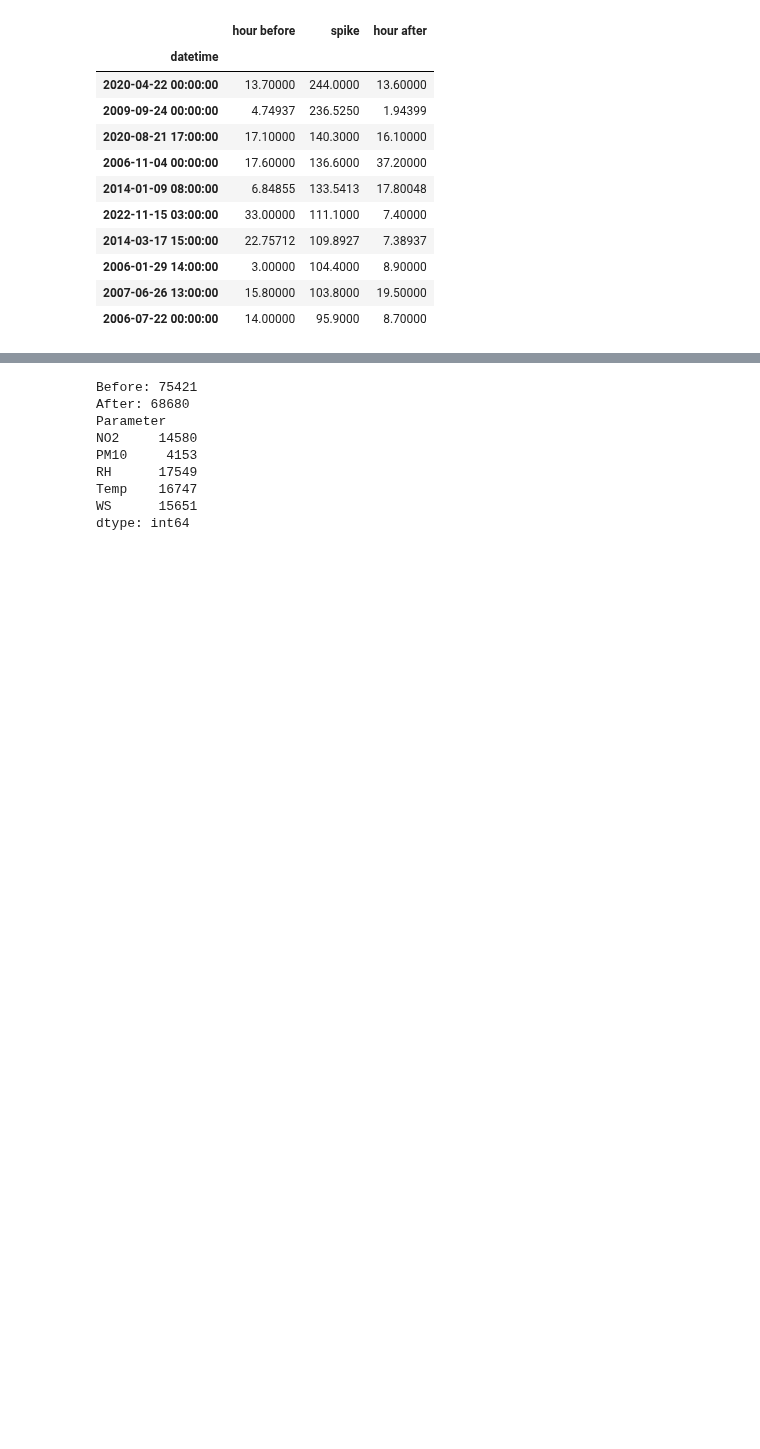
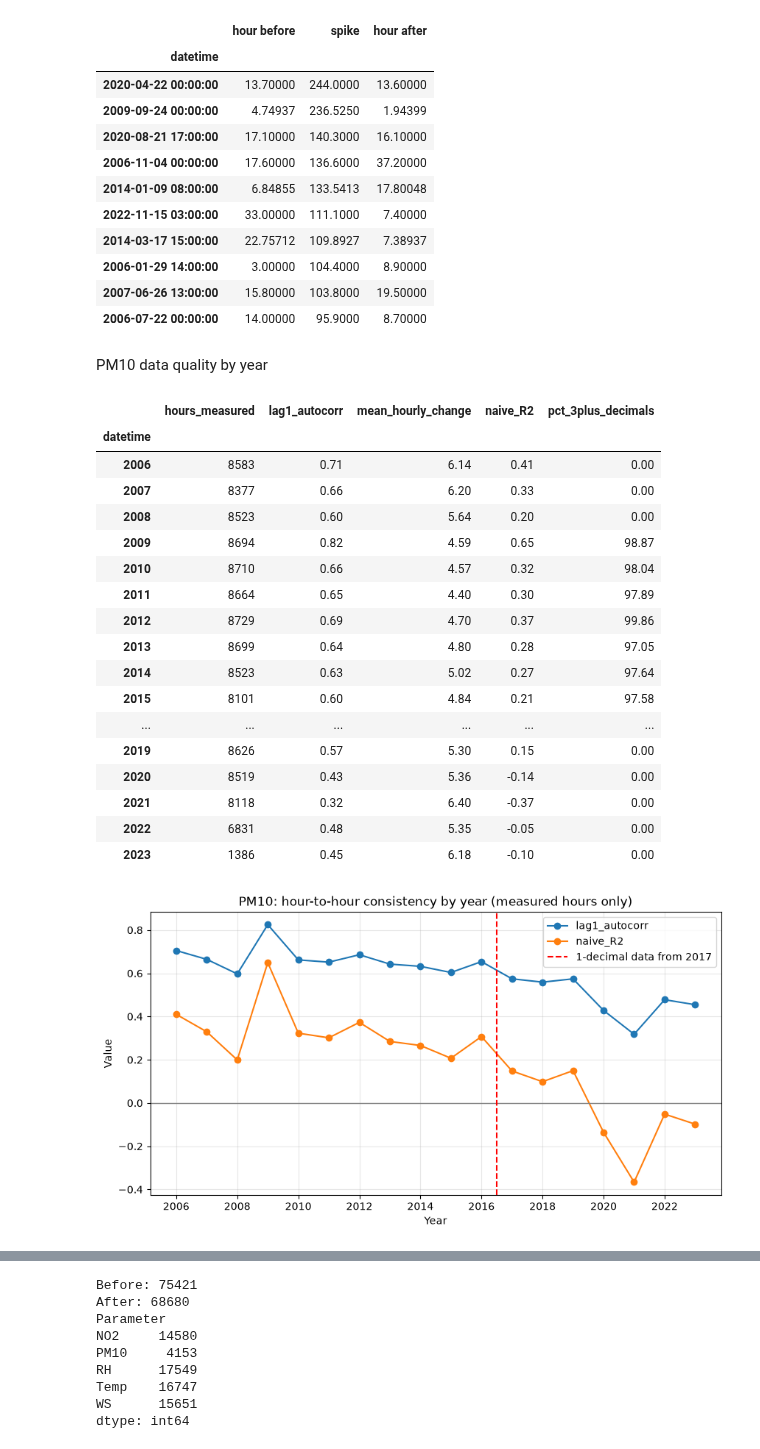
Before and after one commit to Sujan-bishowkarma/Henderson-air-quality, a Jupyter notebook: Final_Air_quality_preprocessing.ipynb, the cells around one changed output, grey strips where cells are left out. Drawn from its saved outputs; the diff is of its cells as text; code cells hidden in the pictures; blank space fills up the shorter version.

```diff
--- a/Final_Air_quality_preprocessing.ipynb
+++ b/Final_Air_quality_preprocessing.ipynb
@@ -337,3 +335,61 @@ Isolated PM10 spikes: 36
 | 2006-01-29 14:00:00 | 3.00000 | 104.4000 | 8.90000 |
 | 2007-06-26 13:00:00 | 15.80000 | 103.8000 | 19.50000 |
 | 2006-07-22 00:00:00 | 14.00000 | 95.9000 | 8.70000 |
+# %% [markdown]
+PM10 data quality by year
+# %%
+# is hourly PM10 getting noisier over the years?
+from sklearn.metrics import r2_score
+
+pm = wide["PM10"]
+
+# naive baseline R² within each year: next hour = this hour
+def naive_r2(x):
+    d = pd.DataFrame({"now": x, "next": x.shift(-1)}).dropna()
+    return r2_score(d["next"], d["now"])
+
+yearly = pd.DataFrame({
+    "hours_measured": pm.groupby(pm.index.year).count(),
+    "lag1_autocorr": pm.groupby(pm.index.year).apply(lambda x: x.autocorr(1)),
+    "mean_hourly_change": pm.diff().abs().groupby(pm.index.year).mean(),
+    "naive_R2": pm.groupby(pm.index.year).apply(naive_r2),
+})
+
+# share of raw values recorded with 3+ decimal places (a sign of a processing change)
+pm_raw = df_sel[df_sel["Parameter"] == "PM10"]
+decimals = pm_raw["Value"].astype(str).str.split(".").str[1].str.len()
+yearly["pct_3plus_decimals"] = (decimals >= 3).groupby(pm_raw["datetime"].dt.year).mean() * 100
+
+display(yearly.round(2))
+
+# chart: hour-to-hour consistency by year
+yearly[["lag1_autocorr", "naive_R2"]].plot(marker="o", figsize=(10, 5))
+plt.axhline(0, color="grey", linewidth=1)
+plt.axvline(2016.5, color="red", linestyle="--", label="1-decimal data from 2017")
+plt.title("PM10: hour-to-hour consistency by year (measured hours only)")
+plt.xticks(range(2006, 2024, 2))  # whole years on the x-axis
+plt.xlabel("Year")
+plt.ylabel("Value")
+plt.legend()
+plt.grid(alpha=0.3)
+plt.show()
+# %% [output]
+|  | hours_measured | lag1_autocorr | mean_hourly_change | naive_R2 | pct_3plus_decimals |
+| datetime |  |  |  |  |  |
+| 2006 | 8583 | 0.71 | 6.14 | 0.41 | 0.00 |
+| 2007 | 8377 | 0.66 | 6.20 | 0.33 | 0.00 |
+| 2008 | 8523 | 0.60 | 5.64 | 0.20 | 0.00 |
+| 2009 | 8694 | 0.82 | 4.59 | 0.65 | 98.87 |
+| 2010 | 8710 | 0.66 | 4.57 | 0.32 | 98.04 |
+| 2011 | 8664 | 0.65 | 4.40 | 0.30 | 97.89 |
+| 2012 | 8729 | 0.69 | 4.70 | 0.37 | 99.86 |
+| 2013 | 8699 | 0.64 | 4.80 | 0.28 | 97.05 |
+| 2014 | 8523 | 0.63 | 5.02 | 0.27 | 97.64 |
+| 2015 | 8101 | 0.60 | 4.84 | 0.21 | 97.58 |
+| ... | ... | ... | ... | ... | ... |
+| 2019 | 8626 | 0.57 | 5.30 | 0.15 | 0.00 |
+| 2020 | 8519 | 0.43 | 5.36 | -0.14 | 0.00 |
+| 2021 | 8118 | 0.32 | 6.40 | -0.37 | 0.00 |
+| 2022 | 6831 | 0.48 | 5.35 | -0.05 | 0.00 |
+| 2023 | 1386 | 0.45 | 6.18 | -0.10 | 0.00 |
+[figure, added]
```
Also changed, not shown: parts of 13 cells of this notebook, 9 other files.
